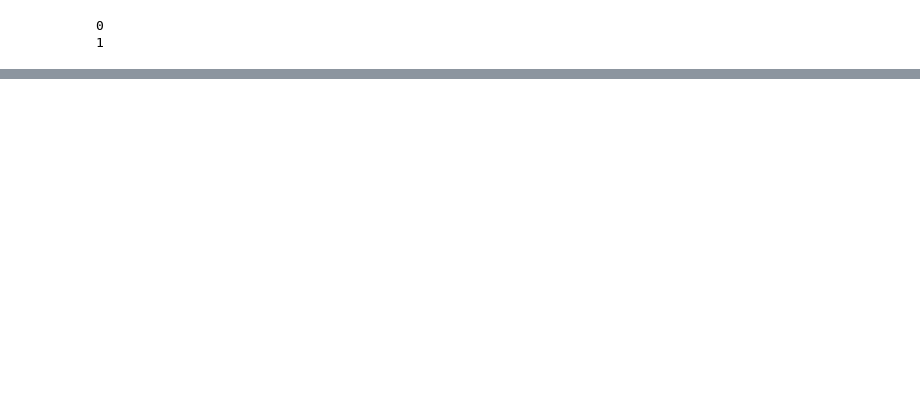
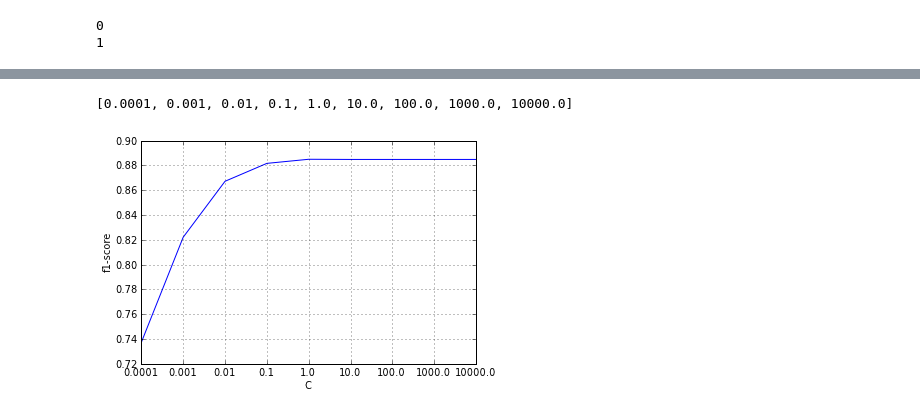
Before and after one commit to schwarty/notebooks, a Jupyter notebook: model_evaluation.ipynb, the cells around one changed output, grey strips where cells are left out. Cells and saved outputs as stored; diff of their text form; code cells hidden in the pictures; blank space fills up the shorter version.

```diff
--- a/model_evaluation.ipynb
+++ b/model_evaluation.ipynb
@@ -142,0 +213,12 @@ score_frame.groupby(level=['label', 'set_type', 'C'])[metrics].agg([np.mean, np.
+# %%
+[i[-1] for i in fscore_frame.index]
+# %% [output]
+[0.0001, 0.001, 0.01, 0.1, 1.0, 10.0, 100.0, 1000.0, 10000.0]
+# %%
+ax = fscore_frame.plot()
+ax.set_xticks(range(len(fscore_frame)));
+ax.set_xticklabels([i[-1] for i in fscore_frame.index]);
+ax.set_xlabel('C');
+ax.set_ylabel('f1-score');
+# %% [output]
+[figure, added]
```
Also changed, not shown: parts of 12 cells of this notebook.
